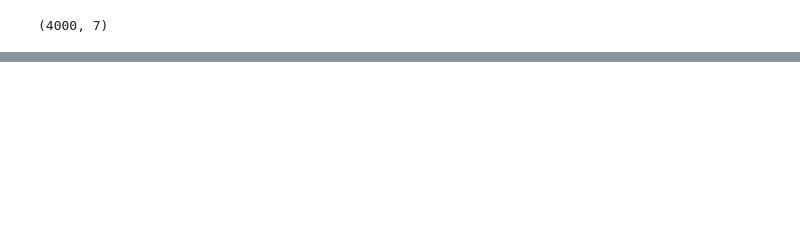
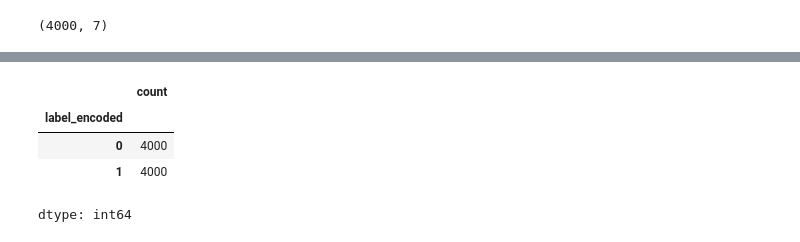
Before and after one commit to nimalan-parameswaran/SmartBio-Air, a Jupyter notebook: Data/Data_Preprocessing_and_EDA.ipynb, the cells around one changed output, grey strips where cells are left out. Cells and saved outputs as stored; diff of their text form; code cells hidden in the pictures; blank space fills up the shorter version.

```diff
--- a/Data/Data_Preprocessing_and_EDA.ipynb
+++ b/Data/Data_Preprocessing_and_EDA.ipynb
@@ -173,0 +204,8 @@ print(fault_ei.shape)
+# %%
+combined_df['label_encoded'].value_counts()
+# %% [output]
+|  | count |
+| label_encoded |  |
+| 0 | 4000 |
+| 1 | 4000 |
+dtype: int64
```
Also changed, not shown: parts of 8 cells of this notebook.
